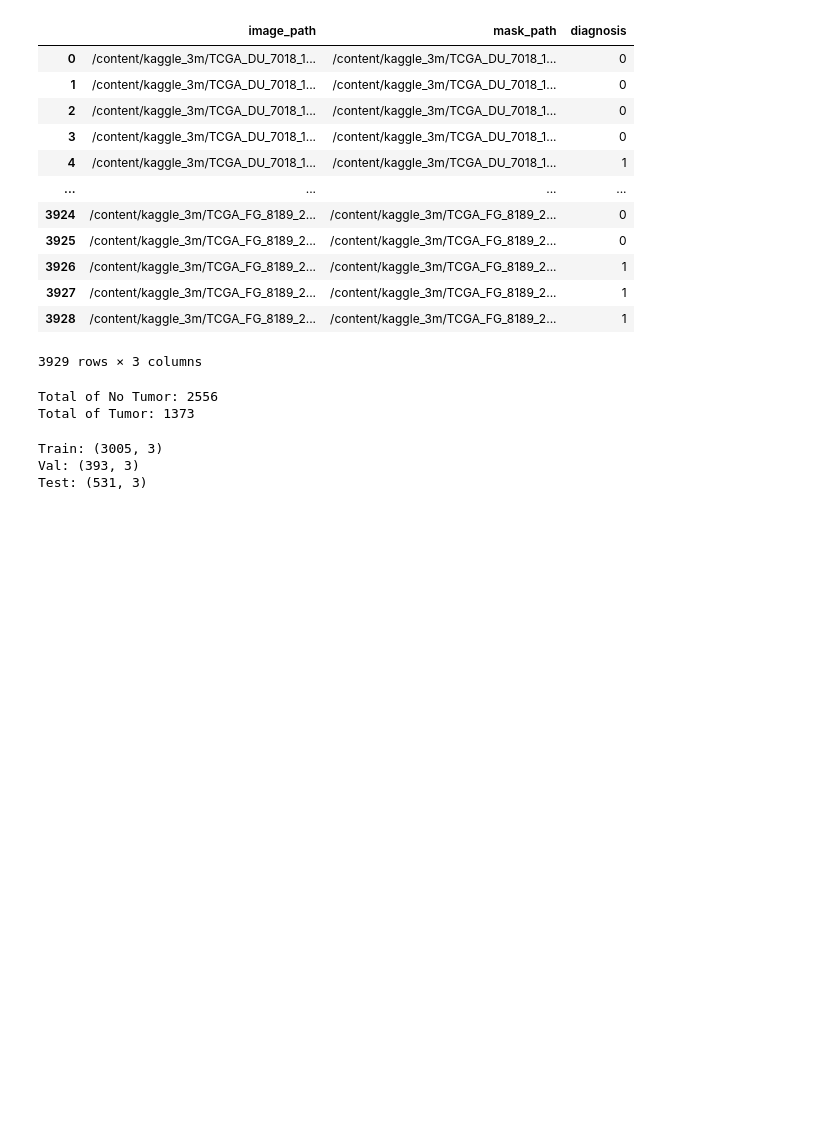
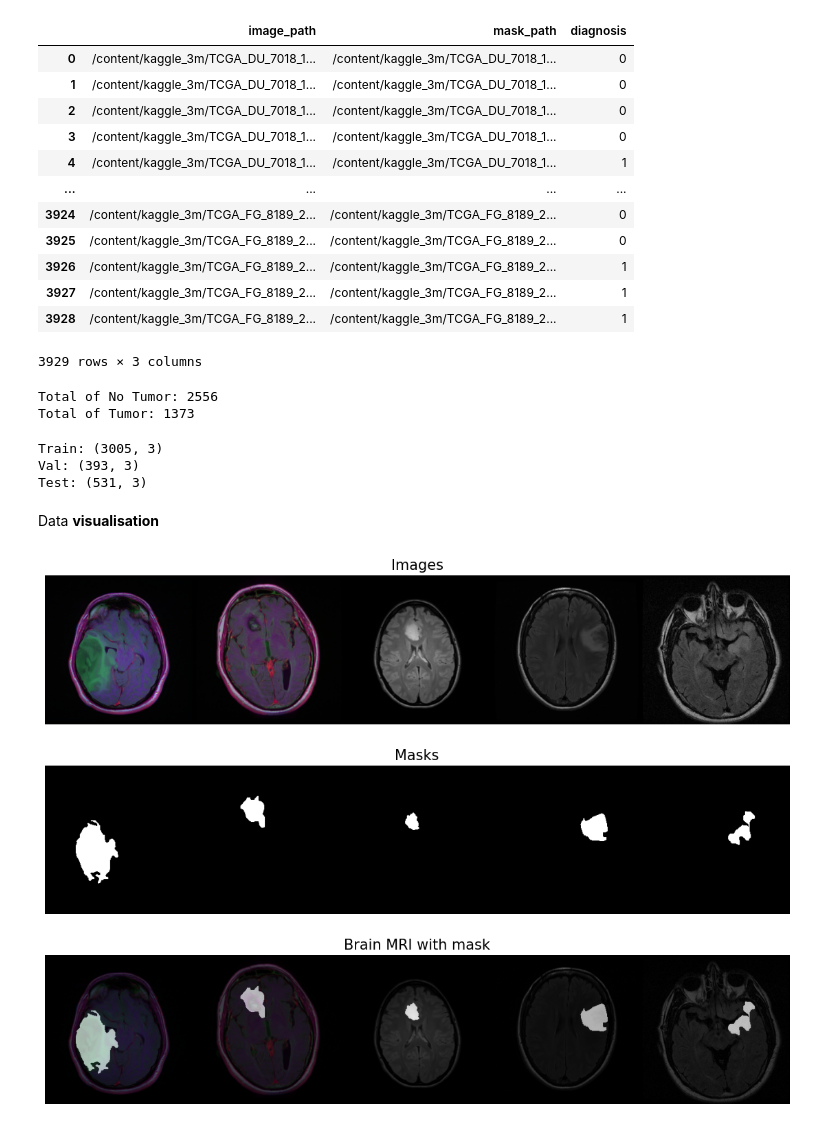
Before and after one commit to tahahamdii/SonoGenetics-Projec, a Jupyter notebook: Brain_Tumor_Segmentation.ipynb, the cells around one changed output. Drawn from its saved outputs; the diff is of its cells as text; code cells hidden in the pictures; blank space fills up the shorter version.

Commit message:
Data **visualisation**

```diff
--- a/Brain_Tumor_Segmentation.ipynb
+++ b/Brain_Tumor_Segmentation.ipynb
@@ -142,3 +142,50 @@ print("Train: {}\nVal: {}\nTest: {}".format(train_df.shape, val_df.shape, test_d
 Train: (3005, 3)
 Val: (393, 3)
 Test: (531, 3)
+# %% [markdown]
+Data **visualisation**
+# %%
+set_seed()
+images, masks = [], []
+df_positive = train_df[train_df['diagnosis']==1].sample(5).values
+
+set_seed()
+
+# Prepare the images and masks
+images, masks = [], []
+df_positive = train_df[train_df['diagnosis'] == 1].sample(5).values
+
+for sample in df_positive:
+    img = cv2.imread(sample[0])
+    mask = cv2.imread(sample[1])
+    images.append(img)
+    masks.append(mask)
+
+# Reverse the order of images and masks
+images = np.array(images[4::-1])
+masks = np.array(masks[4::-1])
+
+# Concatenate the images and masks horizontally
+images_concat = np.hstack(images)
+masks_concat = np.hstack(masks)
+
+# Plot the images, masks, and overlays
+fig = plt.figure(figsize=(15, 10))
+grid = ImageGrid(fig, 111, nrows_ncols=(3, 1), axes_pad=0.6)
+
+grid[0].imshow(images_concat)
+grid[0].set_title('Images', fontsize=15)
+grid[0].axis('off')
+
+grid[1].imshow(masks_concat)
+grid[1].set_title('Masks', fontsize=15)
+grid[1].axis('off')
+
+grid[2].imshow(images_concat)
+grid[2].imshow(masks_concat, alpha=0.6)
+grid[2].set_title('Brain MRI with mask', fontsize=15)
+grid[2].axis('off')
+
+plt.show()
+# %% [output]
+[figure, added]
```
